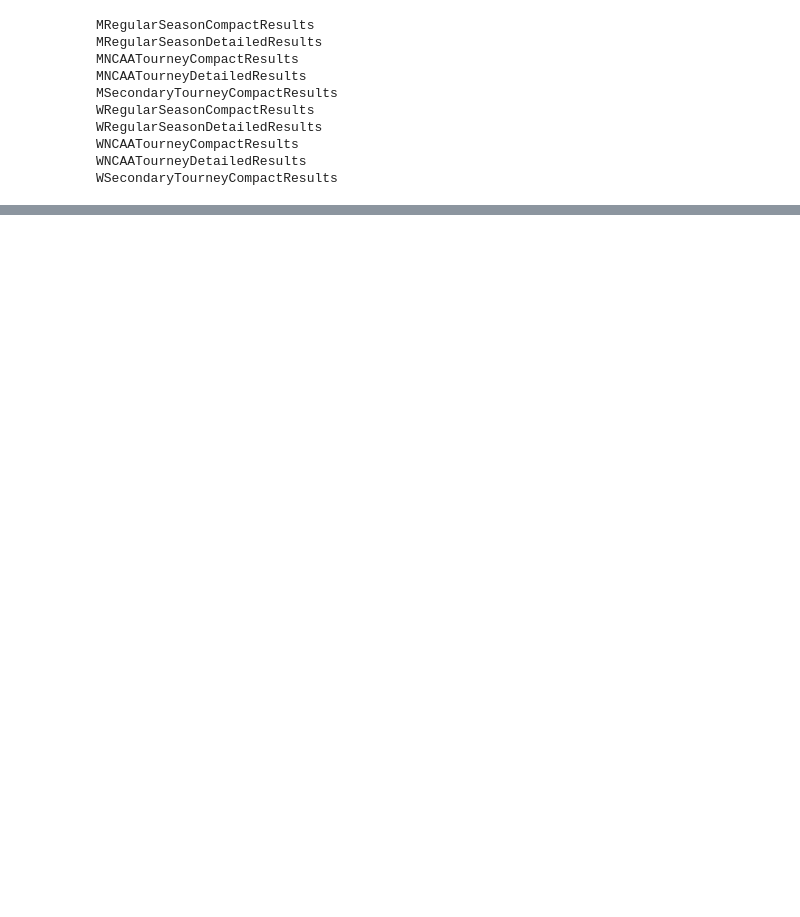
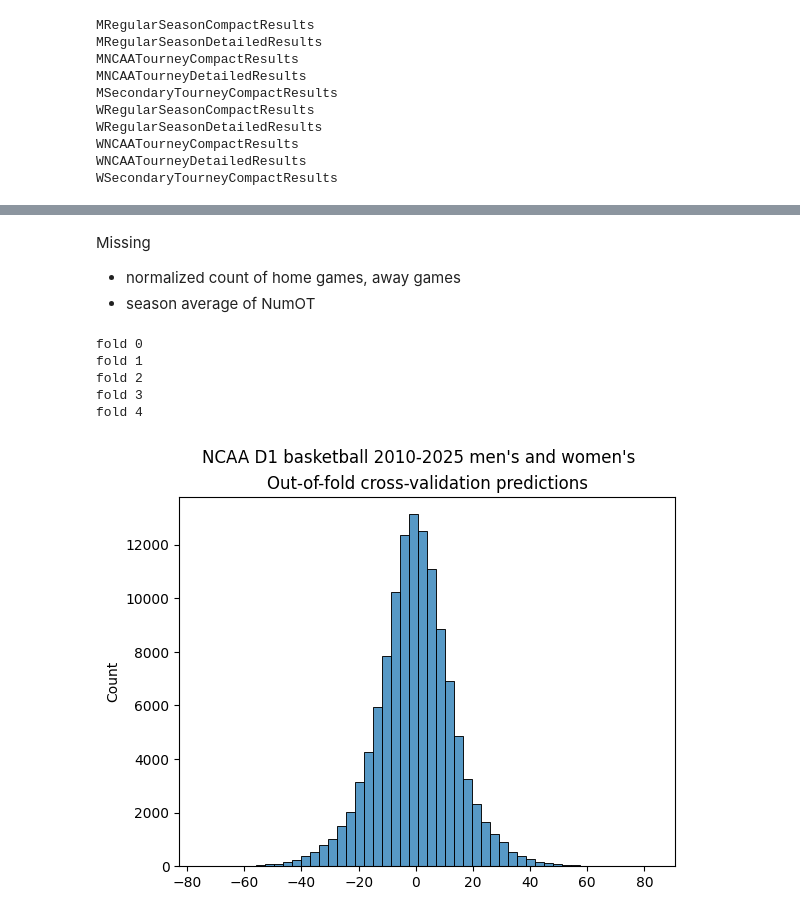
Before and after one commit to bedwards/mania, a Jupyter notebook: working/spread.ipynb, the cells around one changed output, grey strips where cells are left out. Saved outputs shown, nothing was run; the diff lists cells and outputs as text; code cells hidden in the pictures; blank space fills up the shorter version.

Commit message:
strength of schedule, train, X and y

```diff
--- a/working/spread.ipynb
+++ b/working/spread.ipynb
@@ -218,0 +348,7 @@ season_stats   10,722
+# %%
+season_self_sos = pd.merge(
+    season_stats, sos_stats, on=["Season", "TeamID"], suffixes=["_self", "_sos"]
+)
+print(f"season_self_sos {season_self_sos.shape[0]:,}")
+p(season_self_sos)
+print()
@@ -218,0 +475,44 @@ season_stats   10,722
+# %% [markdown]
+Missing
+- normalized count of home games, away games
+- season average of NumOT
+# %%
+kfold = KFold(shuffle=True, random_state=42)
+m = xgb.XGBRegressor()
+y_pred_oof = np.zeros(len(train))
+
+for fold_n, (i_fold, i_oof) in enumerate(kfold.split(train.index)):
+    print(f"fold {fold_n}", flush=True)
+    m.fit(X.iloc[i_fold], y.iloc[i_fold])
+    y_pred_oof[i_oof] = m.predict(X.iloc[i_oof])
+# %% [output]
+fold 0
+fold 1
+fold 2
+fold 3
+fold 4
+# %%
+suptitle = "NCAA D1 basketball 2010-2025 men's and women's"
+title = "Out-of-fold cross-validation predictions"
+
+if is_notebook:
+    sns.histplot(y_pred_oof, bins=50)
+    plt.suptitle(suptitle)
+    plt.title(title)
+
+else:
+    print()
+    print(suptitle)
+    print(title)
+    hist, edges = np.histogram(y_pred_oof, bins=50)
+    width = 80
+    print(asciichartpy.plot(hist, {"height": 10, "width": width}))
+    w50 = (width - 11) // 2
+    w66 = (width - 11) * 2 // 3 - w50
+    print(
+        f"{floor(edges[len(edges)//2-1]):>{w50}}"
+        f"{floor(edges[len(edges)*2//3]):>{w66}}"
+    )
+    print()
+# %% [output]
+[figure, added]
```
Also changed, not shown: parts of 9 cells of this notebook, 2 other files.
